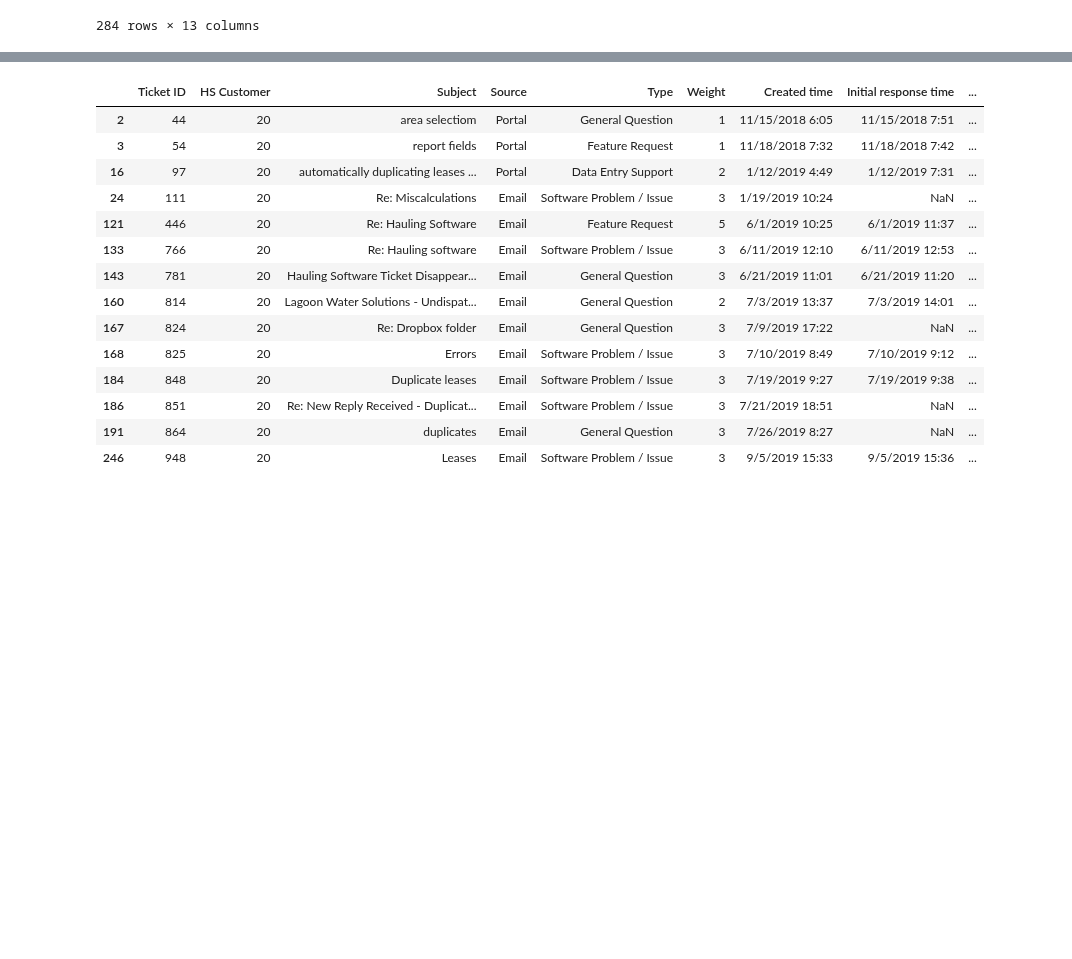
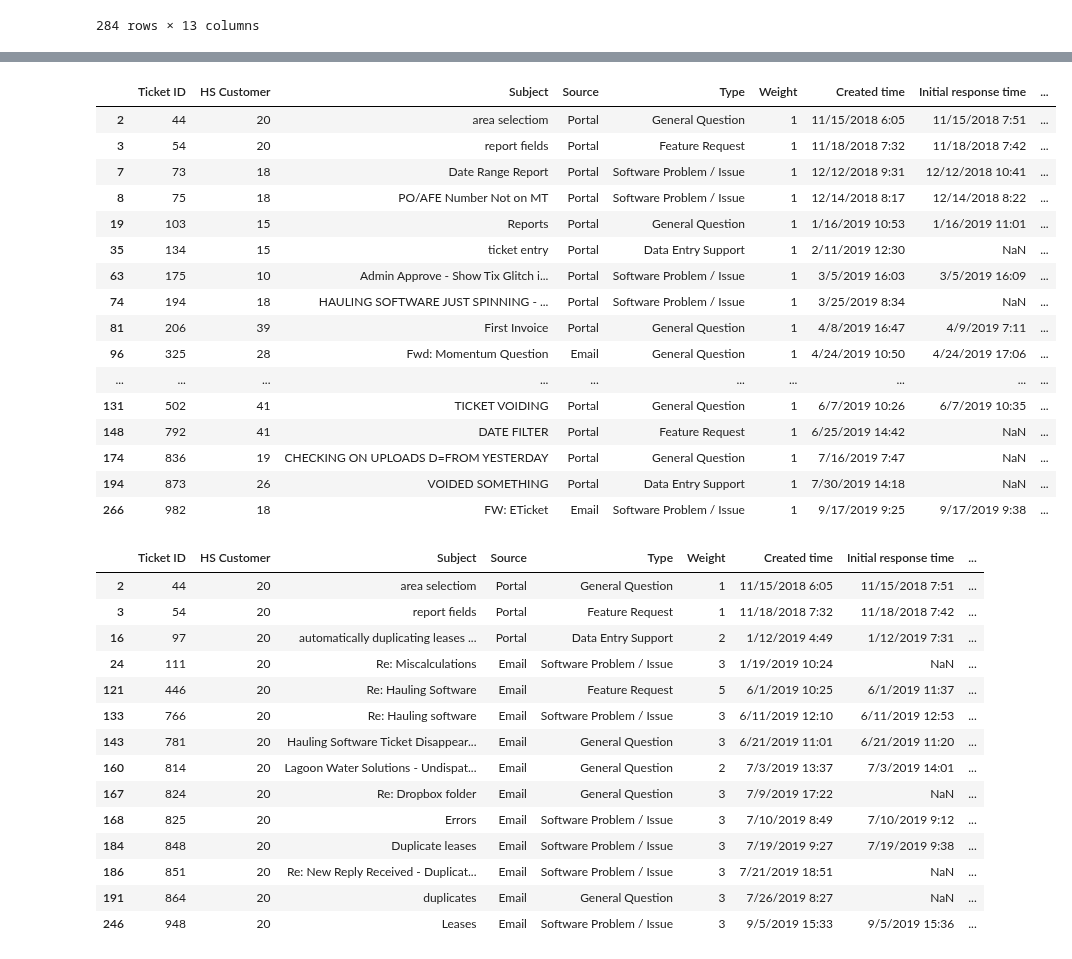
Before and after one commit to nurfnick/Cantrell_Jackson, a Jupyter notebook: jacob_project.ipynb, the cells around one changed output, grey strips where cells are left out. Saved outputs shown, nothing was run; the diff lists cells and outputs as text; code cells hidden in the pictures; blank space fills up the shorter version.

Commit message:
shows all number

```diff
--- a/jacob_project.ipynb
+++ b/jacob_project.ipynb
@@ -9,0 +8,5 @@ df2 = pa.read_csv(url)
+# %%
+
+df2 = pa.read_csv(url)
+pa.set_option('display.max_rows', df2.shape[0]+1)
+print(df2)
@@ -26,3 +83,25 @@ df2
+# %%
+Weight1 =df2[df2['Weight']==1]
+# %%
+Weight1
+# %% [output]
+|  | Ticket ID | HS Customer | Subject | Source | Type | Weight | Created time | Initial response time | ... |
+| 2 | 44 | 20 | area selectiom | Portal | General Question | 1 | 11/15/2018 6:05 | 11/15/2018 7:51 | ... |
+| 3 | 54 | 20 | report fields | Portal | Feature Request | 1 | 11/18/2018 7:32 | 11/18/2018 7:42 | ... |
+| 7 | 73 | 18 | Date Range Report | Portal | Software Problem / Issue | 1 | 12/12/2018 9:31 | 12/12/2018 10:41 | ... |
+| 8 | 75 | 18 | PO/AFE Number Not on MT | Portal | Software Problem / Issue | 1 | 12/14/2018 8:17 | 12/14/2018 8:22 | ... |
+| 19 | 103 | 15 | Reports | Portal | General Question | 1 | 1/16/2019 10:53 | 1/16/2019 11:01 | ... |
+| 35 | 134 | 15 | ticket entry | Portal | Data Entry Support | 1 | 2/11/2019 12:30 | NaN | ... |
+| 63 | 175 | 10 | Admin Approve - Show Tix Glitch i... | Portal | Software Problem / Issue | 1 | 3/5/2019 16:03 | 3/5/2019 16:09 | ... |
+| 74 | 194 | 18 | HAULING SOFTWARE JUST SPINNING - ... | Portal | Software Problem / Issue | 1 | 3/25/2019 8:34 | NaN | ... |
+| 81 | 206 | 39 | First Invoice | Portal | General Question | 1 | 4/8/2019 16:47 | 4/9/2019 7:11 | ... |
+| 96 | 325 | 28 | Fwd: Momentum Question | Email | General Question | 1 | 4/24/2019 10:50 | 4/24/2019 17:06 | ... |
+| ... | ... | ... | ... | ... | ... | ... | ... | ... | ... |
+| 131 | 502 | 41 | TICKET VOIDING | Portal | General Question | 1 | 6/7/2019 10:26 | 6/7/2019 10:35 | ... |
+| 148 | 792 | 41 | DATE FILTER | Portal | Feature Request | 1 | 6/25/2019 14:42 | NaN | ... |
+| 174 | 836 | 19 | CHECKING ON UPLOADS D=FROM YESTERDAY | Portal | General Question | 1 | 7/16/2019 7:47 | NaN | ... |
+| 194 | 873 | 26 | VOIDED SOMETHING | Portal | Data Entry Support | 1 | 7/30/2019 14:18 | NaN | ... |
+| 266 | 982 | 18 | FW: ETicket | Email | Software Problem / Issue | 1 | 9/17/2019 9:25 | 9/17/2019 9:38 | ... |
 # %%
 cust20 = df2[df2['HS Customer']==20] #only ids that are 20
 # %%
```
Also changed, not shown: parts of 8 cells of this notebook.
